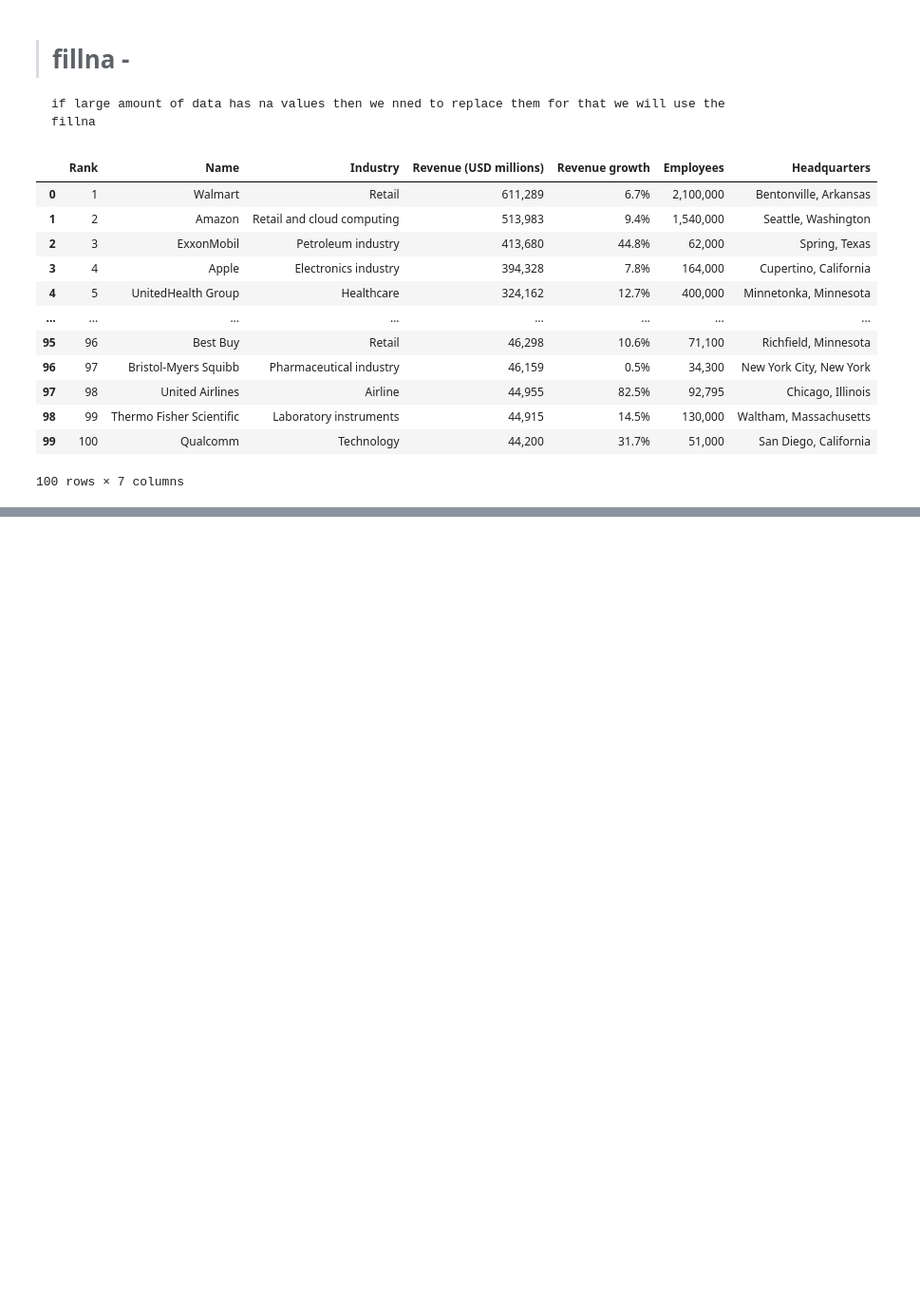
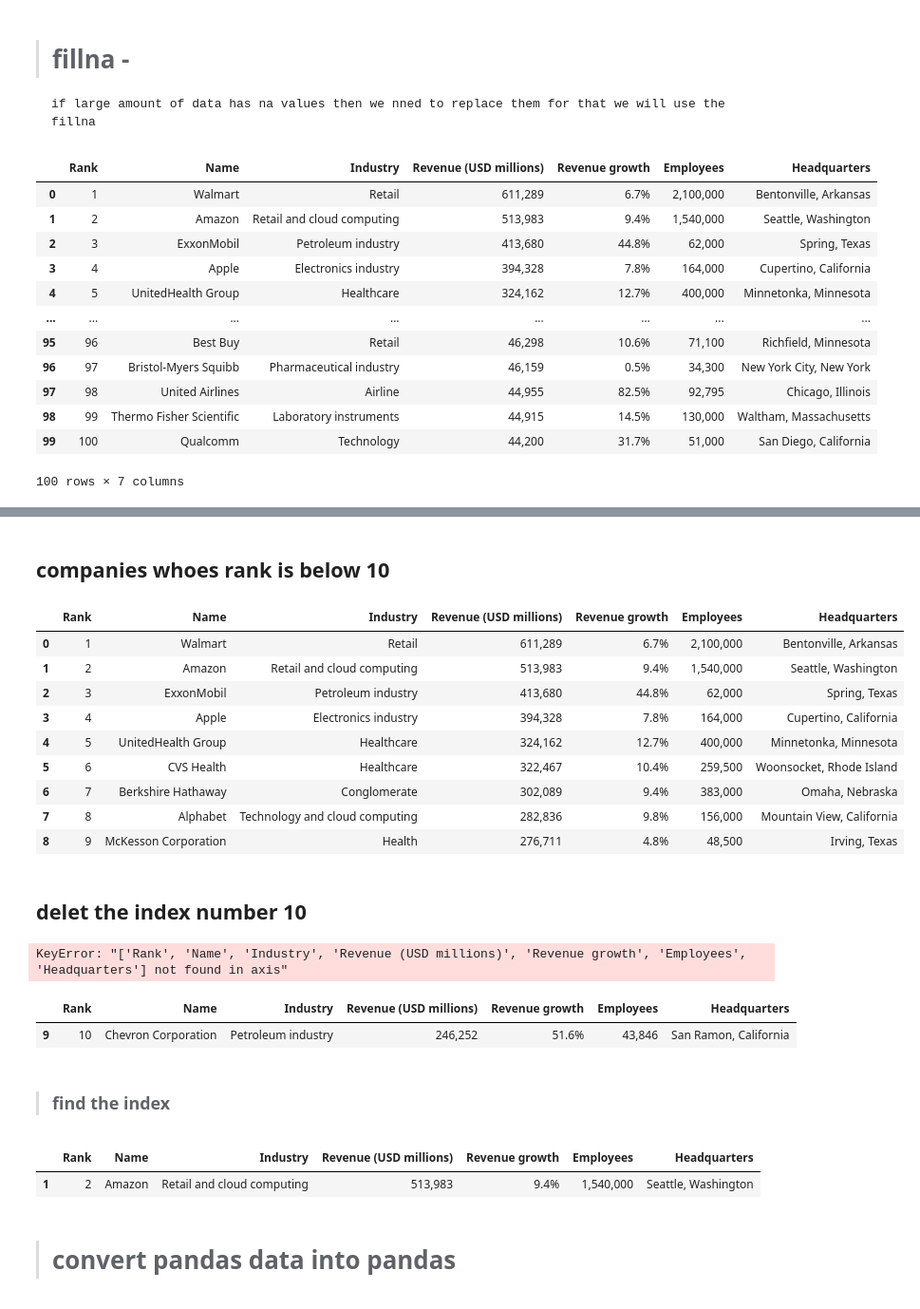
Before and after one commit to OmDarkunde/Python-Notes-, a Jupyter notebook: pandas/pandas.ipynb, the cells around one changed output, grey strips where cells are left out. Shown at 95% size. Saved outputs shown, nothing was run; the diff lists cells and outputs as text; code cells hidden in the pictures; blank space fills up the shorter version.

```diff
--- a/pandas/.ipynb
+++ b/pandas/pandas.ipynb
@@ -498,0 +648,21 @@ df.fillna("a")
+# %% [markdown]
+## companies whoes rank is below  10
+# %%
+df[df.Rank < 10]
+# %% [output]
+|  | Rank | Name | Industry | Revenue (USD millions) | Revenue growth | Employees | Headquarters |
+| 0 | 1 | Walmart | Retail | 611,289 | 6.7% | 2,100,000 | Bentonville, Arkansas |
+| 1 | 2 | Amazon | Retail and cloud computing | 513,983 | 9.4% | 1,540,000 | Seattle, Washington |
+| 2 | 3 | ExxonMobil | Petroleum industry | 413,680 | 44.8% | 62,000 | Spring, Texas |
+| 3 | 4 | Apple | Electronics industry | 394,328 | 7.8% | 164,000 | Cupertino, California |
+| 4 | 5 | UnitedHealth Group | Healthcare | 324,162 | 12.7% | 400,000 | Minnetonka, Minnesota |
+| 5 | 6 | CVS Health | Healthcare | 322,467 | 10.4% | 259,500 | Woonsocket, Rhode Island |
+| 6 | 7 | Berkshire Hathaway | Conglomerate | 302,089 | 9.4% | 383,000 | Omaha, Nebraska |
+| 7 | 8 | Alphabet | Technology and cloud computing | 282,836 | 9.8% | 156,000 | Mountain View, California |
+| 8 | 9 | McKesson Corporation | Health | 276,711 | 4.8% | 48,500 | Irving, Texas |
+# %% [markdown]
+## delet the index number  10
+# %%
+df.drop(df[df["Rank"] == 10 ],axis = ) # this will generate the data frame because we can do this
+# %% [output]
+KeyError: "['Rank', 'Name', 'Industry', 'Revenue (USD millions)', 'Revenue growth', 'Employees', 'Headquarters'] not found in axis"
@@ -498,0 +671,14 @@ df.fillna("a")
+# %%
+df1.loc[:]
+# %% [output]
+|  | Rank | Name | Industry | Revenue (USD millions) | Revenue growth | Employees | Headquarters |
+| 9 | 10 | Chevron Corporation | Petroleum industry | 246,252 | 51.6% | 43,846 | San Ramon, California |
+# %% [markdown]
+> ### find the index
+# %%
+df[df["Name"] == "Amazon"]
+# %% [output]
+|  | Rank | Name | Industry | Revenue (USD millions) | Revenue growth | Employees | Headquarters |
+| 1 | 2 | Amazon | Retail and cloud computing | 513,983 | 9.4% | 1,540,000 | Seattle, Washington |
+# %% [markdown]
+> # convert pandas data into pandas
```
Also changed, not shown: parts of 41 cells of this notebook, 4 other files.
